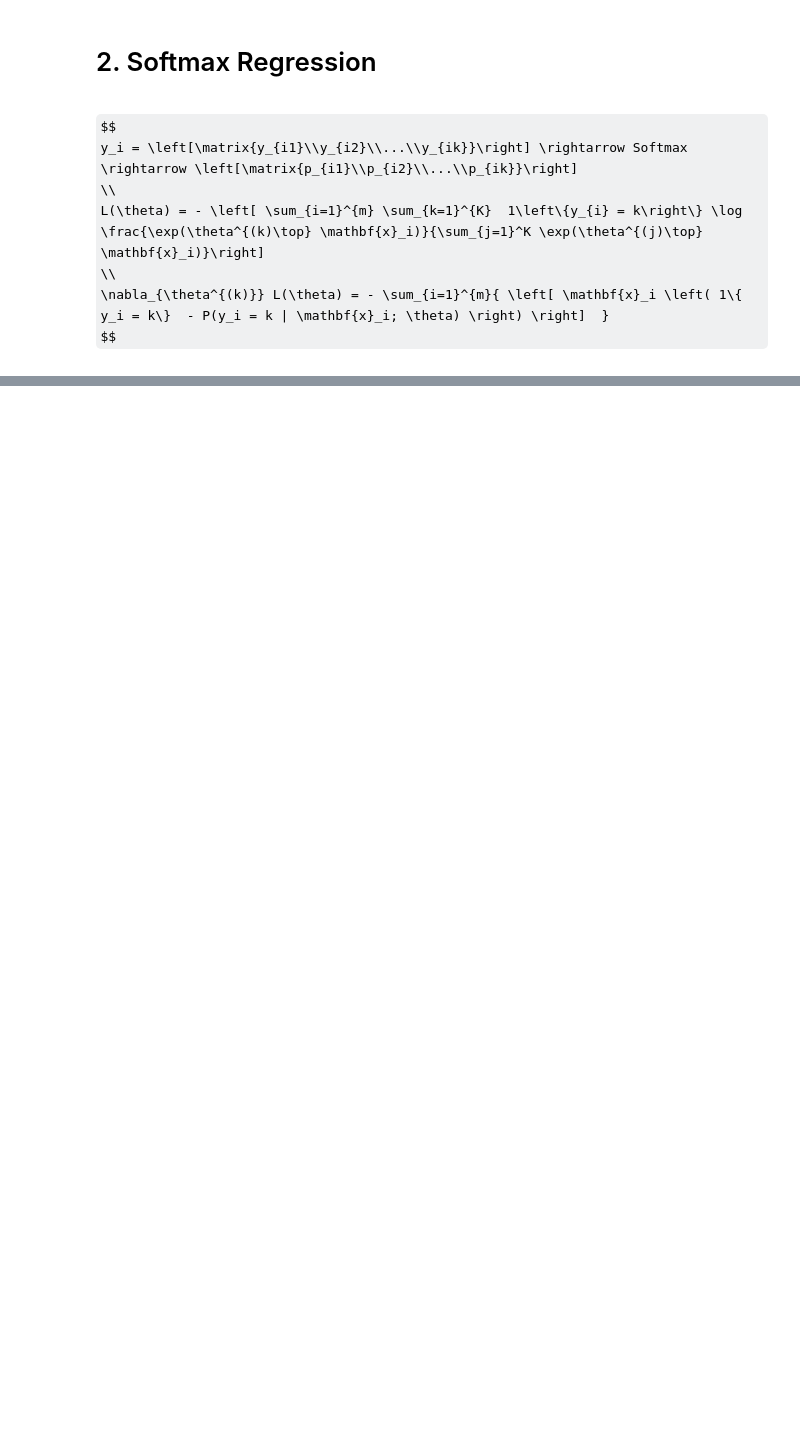
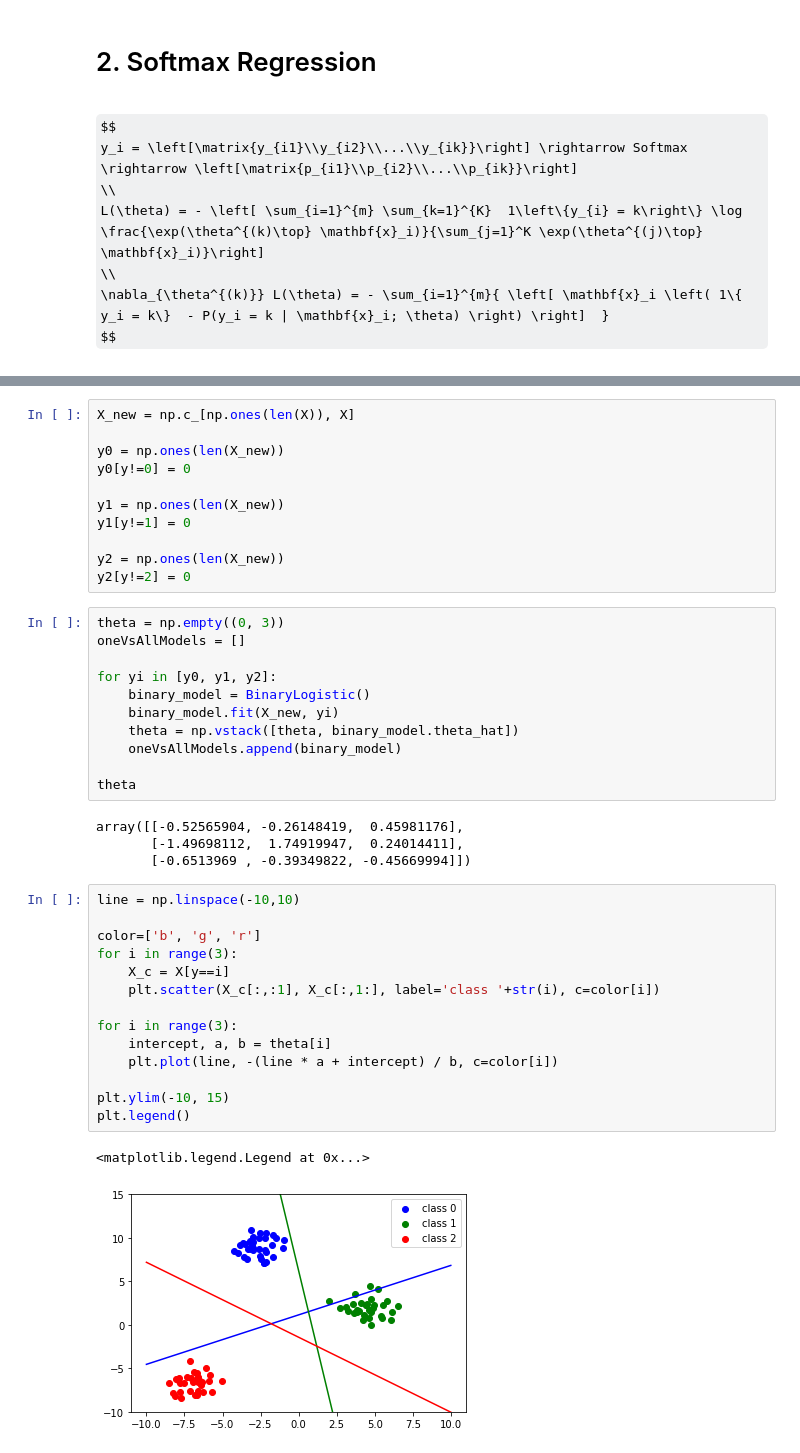
Before and after one commit to ixiaopan/DataScience, a Jupyter notebook: FML/06-LogisticRegression.ipynb, the cells around one changed output, grey strips where cells are left out. Cells and saved outputs as stored; diff of their text form; some formulas as TeX source; blank space fills up the shorter version.

```diff
--- a/FML/06-LogisticRegression.ipynb
+++ b/FML/06-LogisticRegression.ipynb
@@ -268,0 +293,43 @@ accuracy: 1.0
+# %%
+X_new = np.c_[np.ones(len(X)), X]
+
+y0 = np.ones(len(X_new))
+y0[y!=0] = 0
+
+y1 = np.ones(len(X_new))
+y1[y!=1] = 0
+
+y2 = np.ones(len(X_new))
+y2[y!=2] = 0
+# %%
+theta = np.empty((0, 3))
+oneVsAllModels = []
+
+for yi in [y0, y1, y2]:
+    binary_model = BinaryLogistic()
+    binary_model.fit(X_new, yi)
+    theta = np.vstack([theta, binary_model.theta_hat])
+    oneVsAllModels.append(binary_model)
+
+theta
+# %% [output]
+array([[-0.52565904, -0.26148419,  0.45981176],
+       [-1.49698112,  1.74919947,  0.24014411],
+       [-0.6513969 , -0.39349822, -0.45669994]])
+# %%
+line = np.linspace(-10,10)
+
+color=['b', 'g', 'r']
+for i in range(3):
+    X_c = X[y==i]
+    plt.scatter(X_c[:,:1], X_c[:,1:], label='class '+str(i), c=color[i])
+
+for i in range(3):
+    intercept, a, b = theta[i]
+    plt.plot(line, -(line * a + intercept) / b, c=color[i])
+
+plt.ylim(-10, 15)
+plt.legend()
+# %% [output]
+<matplotlib.legend.Legend at 0x...>
+[figure, added]
```
Also changed, not shown: parts of 20 cells of this notebook, 7 other files.
